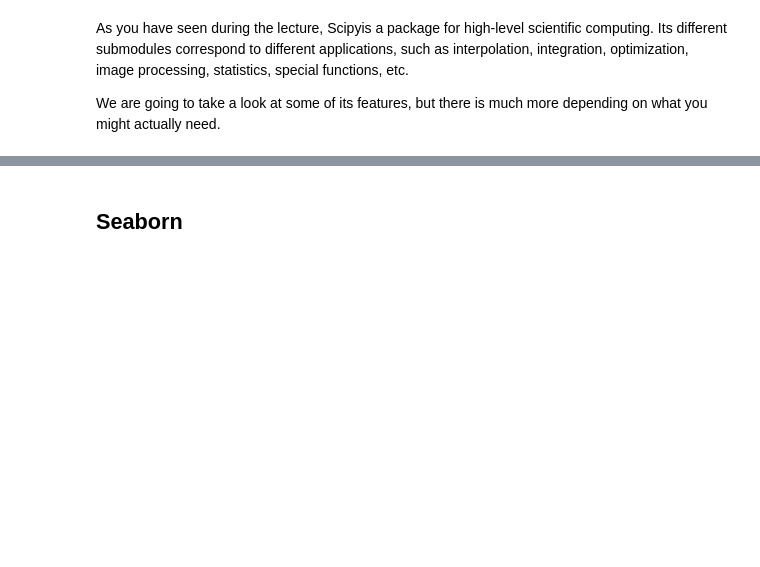
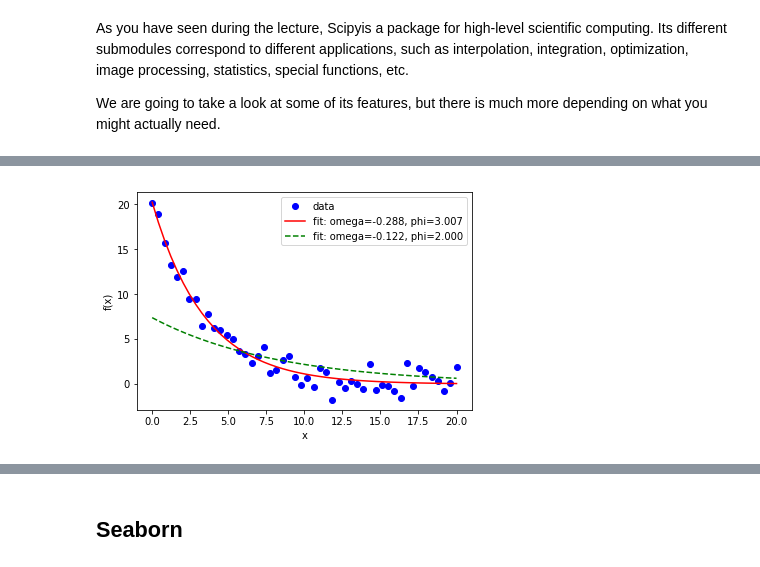
Before and after one commit to violafanfani/bootcamp2018, a Jupyter notebook: intro_to_python/intro_to_scientific_programming.ipynb, the cells around one changed output, grey strips where cells are left out. Cells and saved outputs as stored; diff of their text form; code cells hidden in the pictures; blank space fills up the shorter version.

```diff
--- a/intro_to_python/intro_to_scientific_programming.ipynb
+++ b/intro_to_python/intro_to_scientific_programming.ipynb
@@ -317,0 +324,23 @@ We are going to take a look at some of its features, but there is much more depe
+# %%
+def f(t, omega, phi): # Function to be optimised
+    return np.exp(omega * t + phi)
+
+x = np.linspace(0, 20, 50)
+y = f(x, -0.3, 3) + 1*np.random.normal(size=50)
+
+popt, pcov = optimize.curve_fit(f, x, y)
+popt_b, pcov_b = optimize.curve_fit(f, x, y, bounds=(-2, [2, 2]))
+# This second regression is bounded to [-2:2] intervals
+# %%
+plt.plot(x, y, 'bo', label='data') # Blue dots
+
+plt.plot(x, f(x, *popt), 'r-', label='fit: omega=%5.3f, phi=%5.3f' % tuple(popt))
+
+plt.plot(x, f(x, *popt_b), 'g--',label='fit: omega=%5.3f, phi=%5.3f' % tuple(popt_b))
+
+plt.xlabel('x')
+plt.ylabel('f(x)')
+plt.legend()
+plt.show()
+# %% [output]
+[figure, added]
```
Also changed, not shown: parts of 29 cells of this notebook.
